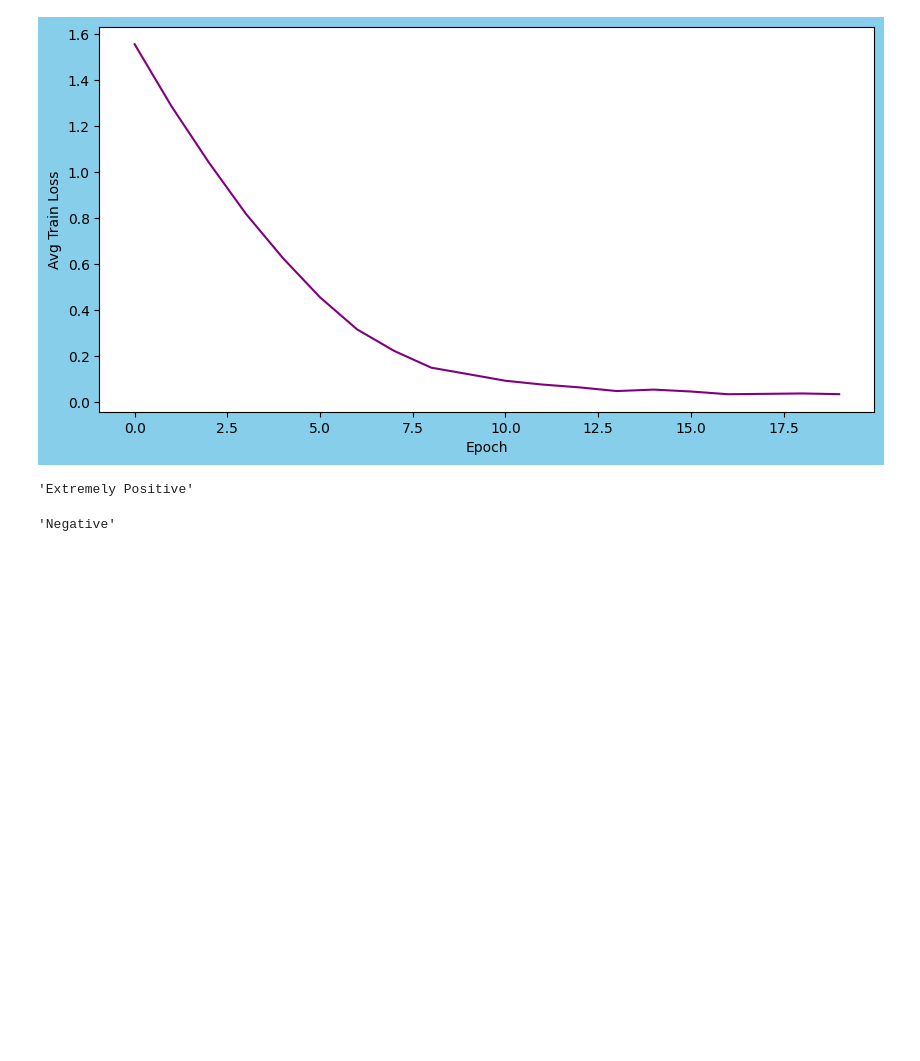
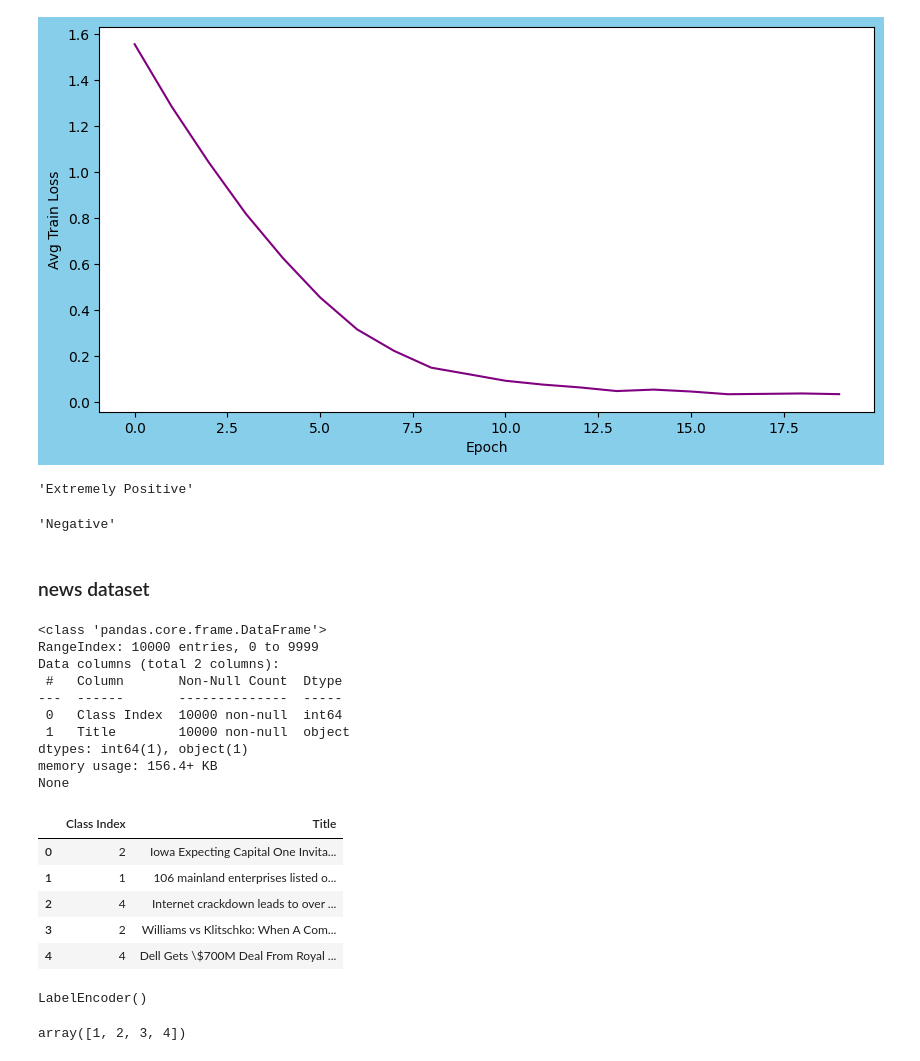
Before and after one commit to LuchianPeledutse/ML, a Jupyter notebook: p_nlp.ipynb, the cells around one changed output. Cells and saved outputs as stored; diff of their text form; code cells hidden in the pictures; blank space fills up the shorter version.

```diff
--- a/p_nlp.ipynb
+++ b/p_nlp.ipynb
@@ -276,3 +273,35 @@ model_inf('Thex exam is pretty well managed. I like it, organisers did a pretty
 model_inf('but I hate everything about this stupid exam')
 # %% [output]
 'Negative'
+# %% [markdown]
+### news dataset
+# %%
+news_data = pd.read_csv('/home/luchian/all_data/uni_data/NLP_datasets/news.csv', usecols = ['Class Index','Title'])
+print(news_data.info(),end = '\n\n')
+news_data.head(5)
+# %% [output]
+<class 'pandas.core.frame.DataFrame'>
+RangeIndex: 10000 entries, 0 to 9999
+Data columns (total 2 columns):
+ #   Column       Non-Null Count  Dtype
+---  ------       --------------  -----
+ 0   Class Index  10000 non-null  int64
+ 1   Title        10000 non-null  object
+dtypes: int64(1), object(1)
+memory usage: 156.4+ KB
+None
+|  | Class Index | Title |
+| 0 | 2 | Iowa Expecting Capital One Invita... |
+| 1 | 1 | 106 mainland enterprises listed o... |
+| 2 | 4 | Internet crackdown leads to over ... |
+| 3 | 2 | Williams vs Klitschko: When A Com... |
+| 4 | 4 | Dell Gets \$700M Deal From Royal ... |
+# %%
+label_encoder = LabelEncoder().fit(news_data['Class Index'])
+label_encoder
+# %% [output]
+LabelEncoder()
+# %%
+label_encoder.classes_
+# %% [output]
+array([1, 2, 3, 4])
```
Also changed, not shown: parts of 34 cells of this notebook, 1 other file.
